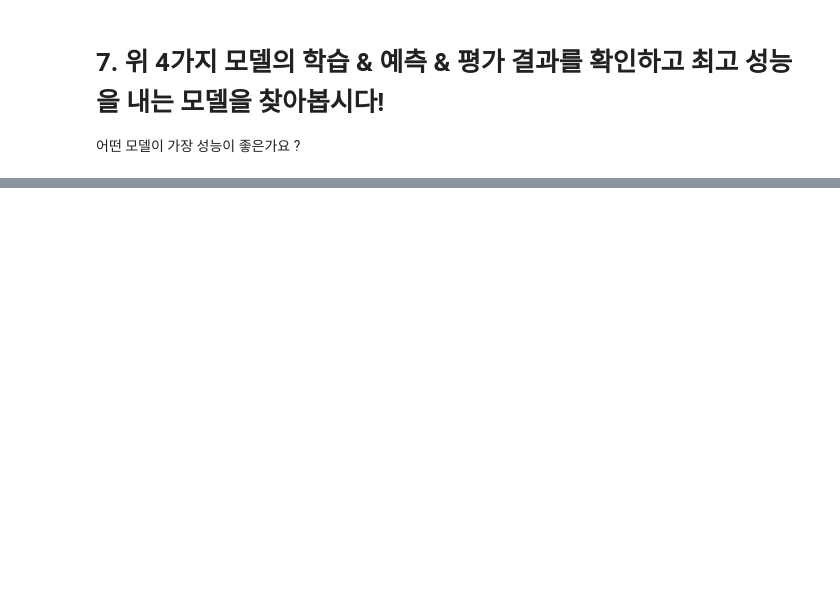
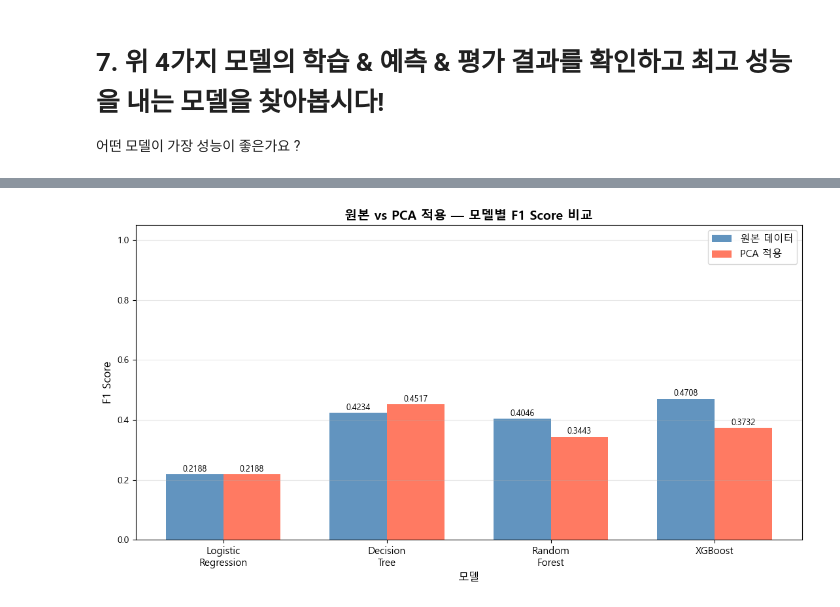
Before and after one commit to blackhole-24/hipython, a Jupyter notebook: ml/5_분류예측모델_성별예측하기.ipynb, the cells around one changed output, grey strips where cells are left out. Drawn from its saved outputs; the diff is of its cells as text; code cells hidden in the pictures; blank space fills up the shorter version.

```diff
--- a/ml/5_분류예측모델_성별예측하기.ipynb
+++ b/ml/5_분류예측모델_성별예측하기.ipynb
@@ -286,0 +505,19 @@ print(f'\n🏆 최고 성능 모델: {best_model} (F1: {results_df.loc[best_mode
+# %%
+from sklearn.linear_model import LogisticRegression
+from sklearn.tree import DecisionTreeClassifier
+from sklearn.ensemble import RandomForestClassifier
+from xgboost import XGBClassifier
+
+pca_results = []   # PCA 적용 모델 결과 저장용
+
+models_pca = {
+    'LR (PCA)'       : LogisticRegression(max_iter=2000, random_state=42),
+    'DT (PCA)'       : DecisionTreeClassifier(random_state=42),
+    'RF (PCA)'       : RandomForestClassifier(n_estimators=100, random_state=42),
+    'XGBoost (PCA)'  : XGBClassifier(n_estimators=100, random_state=42, eval_metric='logloss')
+}
+
+for name, model in models_pca.items():
+    model.fit(X_train_pca, y_train.values.ravel())
+    pred = model.predict(X_test_pca)
+    pca_results.append(get_clf_eval(name, y_test, pred))
@@ -286,0 +616,36 @@ print(f'\n🏆 최고 성능 모델: {best_model} (F1: {results_df.loc[best_mode
+# %%
+import matplotlib
+matplotlib.rcParams['font.family'] = 'Malgun Gothic'   # Windows
+# matplotlib.rcParams['font.family'] = 'AppleGothic'  # Mac
+matplotlib.rcParams['axes.unicode_minus'] = False
+
+labels  = ['Logistic\nRegression', 'Decision\nTree', 'Random\nForest', 'XGBoost']
+f1_orig_vals = [df_orig.loc[m, 'f1'] for m in
+                ['LogisticRegression','DecisionTreeClassifier','RandomForestClassifier','XGBoost']]
+f1_pca_vals  = [df_pca.loc[m,  'f1'] for m in
+                ['LR (PCA)','DT (PCA)','RF (PCA)','XGBoost (PCA)']]
+
+x     = np.arange(len(labels))
+width = 0.35
+
+fig, ax = plt.subplots(figsize=(11, 6))
+bars1 = ax.bar(x - width/2, f1_orig_vals, width, label='원본 데이터', color='steelblue', alpha=0.85)
+bars2 = ax.bar(x + width/2, f1_pca_vals,  width, label='PCA 적용',    color='tomato',    alpha=0.85)
+
+for bar in list(bars1) + list(bars2):
+    ax.text(bar.get_x() + bar.get_width()/2, bar.get_height() + 0.003,
+            f'{bar.get_height():.4f}', ha='center', va='bottom', fontsize=9)
+
+ax.set_xlabel('모델', fontsize=12)
+ax.set_ylabel('F1 Score', fontsize=12)
+ax.set_title('원본 vs PCA 적용 — 모델별 F1 Score 비교', fontsize=14, fontweight='bold')
+ax.set_xticks(x)
+ax.set_xticklabels(labels, fontsize=11)
+ax.set_ylim(0, 1.05)
+ax.legend(fontsize=11)
+ax.grid(axis='y', alpha=0.3)
+
+plt.tight_layout()
+plt.show()
+# %% [output]
+[figure, added]
```
Also changed, not shown: parts of 25 cells of this notebook, 2 other files.
